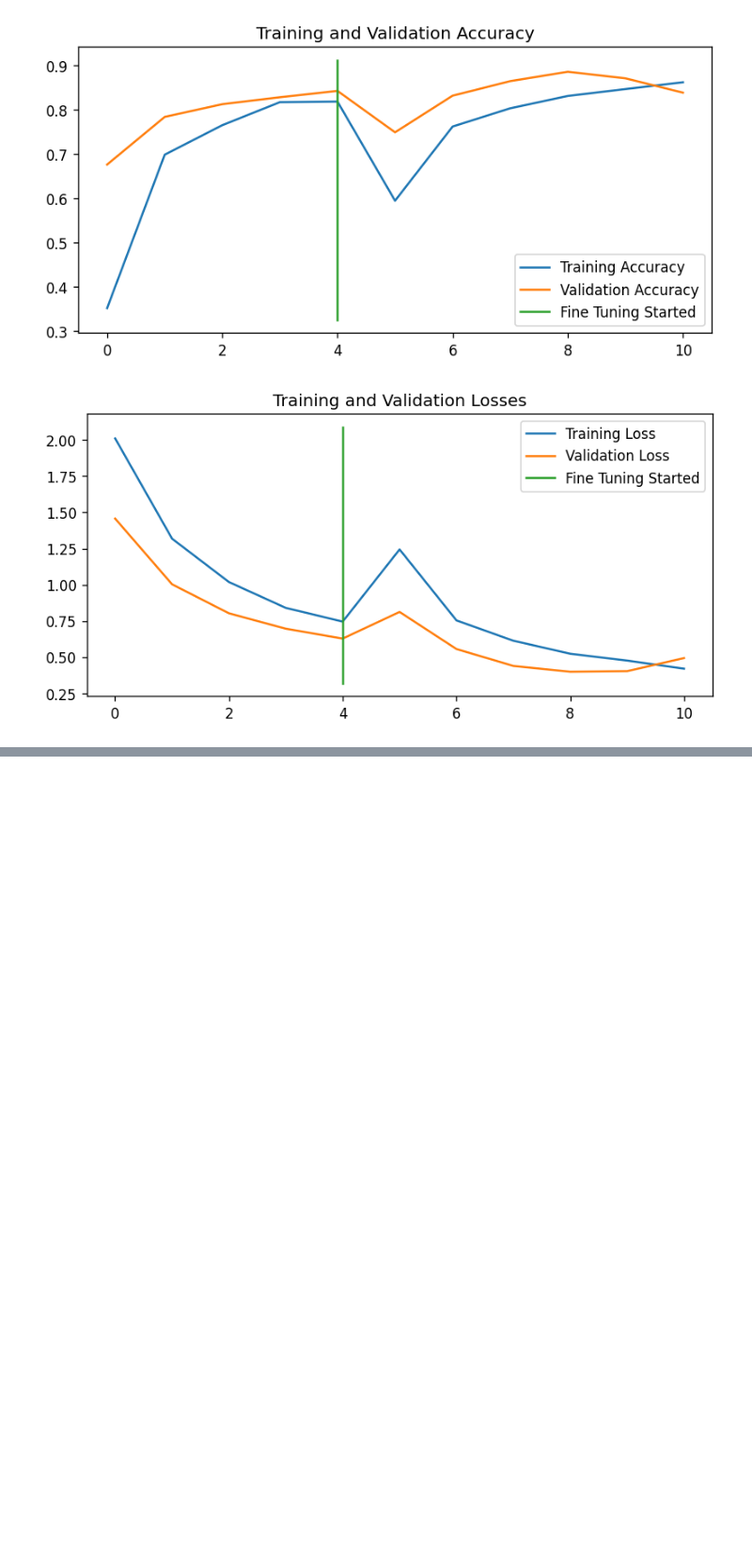
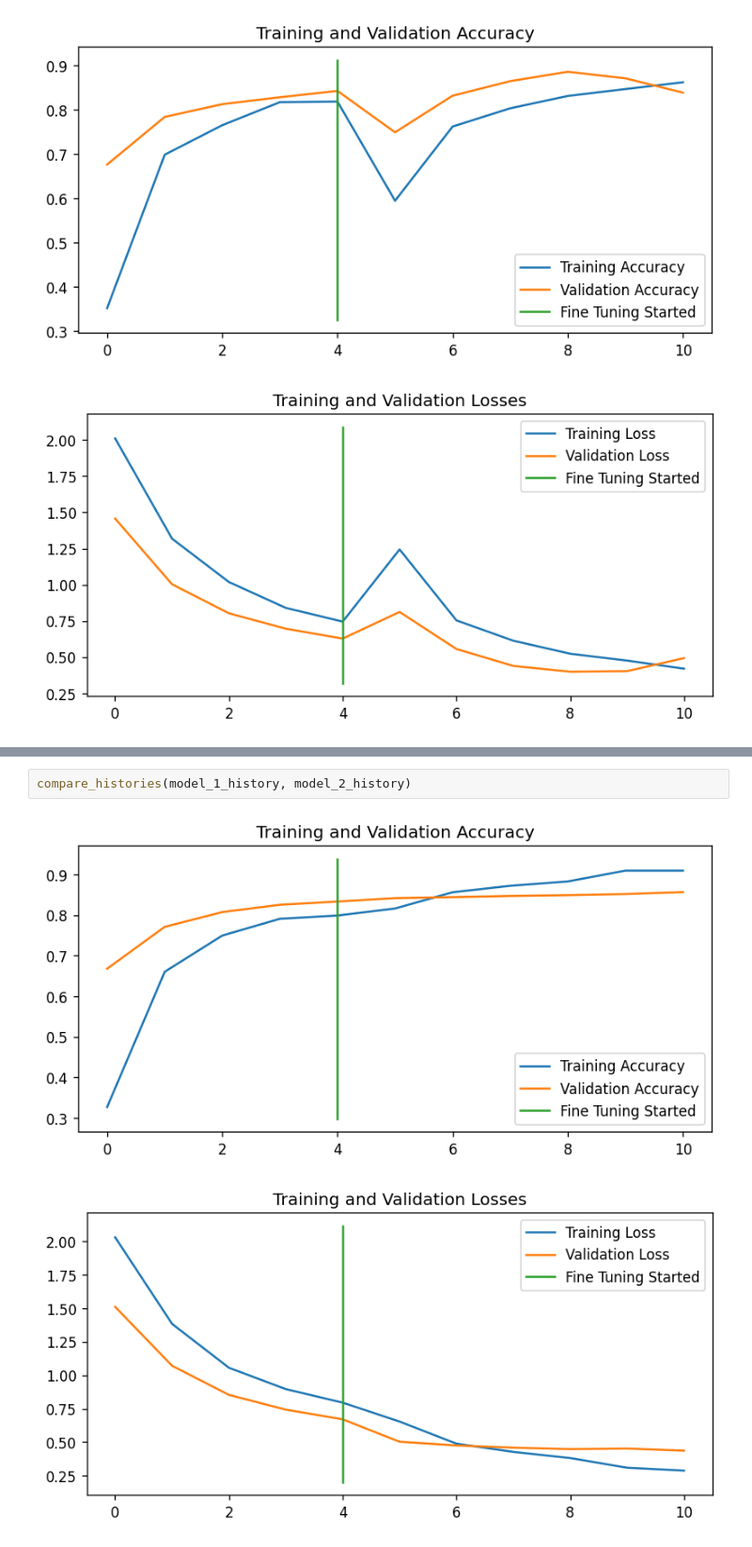
Before and after one commit to kshipra-jadav/ztm-dl, a Jupyter notebook: Transfer_Learning_with_TensorFlow_(Part_2)_ZTM.ipynb, the cells around one changed output, grey strips where cells are left out. Shown at 94% size. Drawn from its saved outputs; the diff is of its cells as text; blank space fills up the shorter version.

```diff
--- a/Transfer_Learning_with_TensorFlow_(Part_2)_ZTM.ipynb
+++ b/Transfer_Learning_with_TensorFlow_(Part_2)_ZTM.ipynb
@@ -839,0 +1124,5 @@ compare_histories(model_2_history, model_2_history_fine_100pc)
+# %%
+compare_histories(model_1_history, model_2_history)
+# %% [output]
+[figure, added]
+[figure, added]
```
Also changed, not shown: parts of 41 cells of this notebook.
